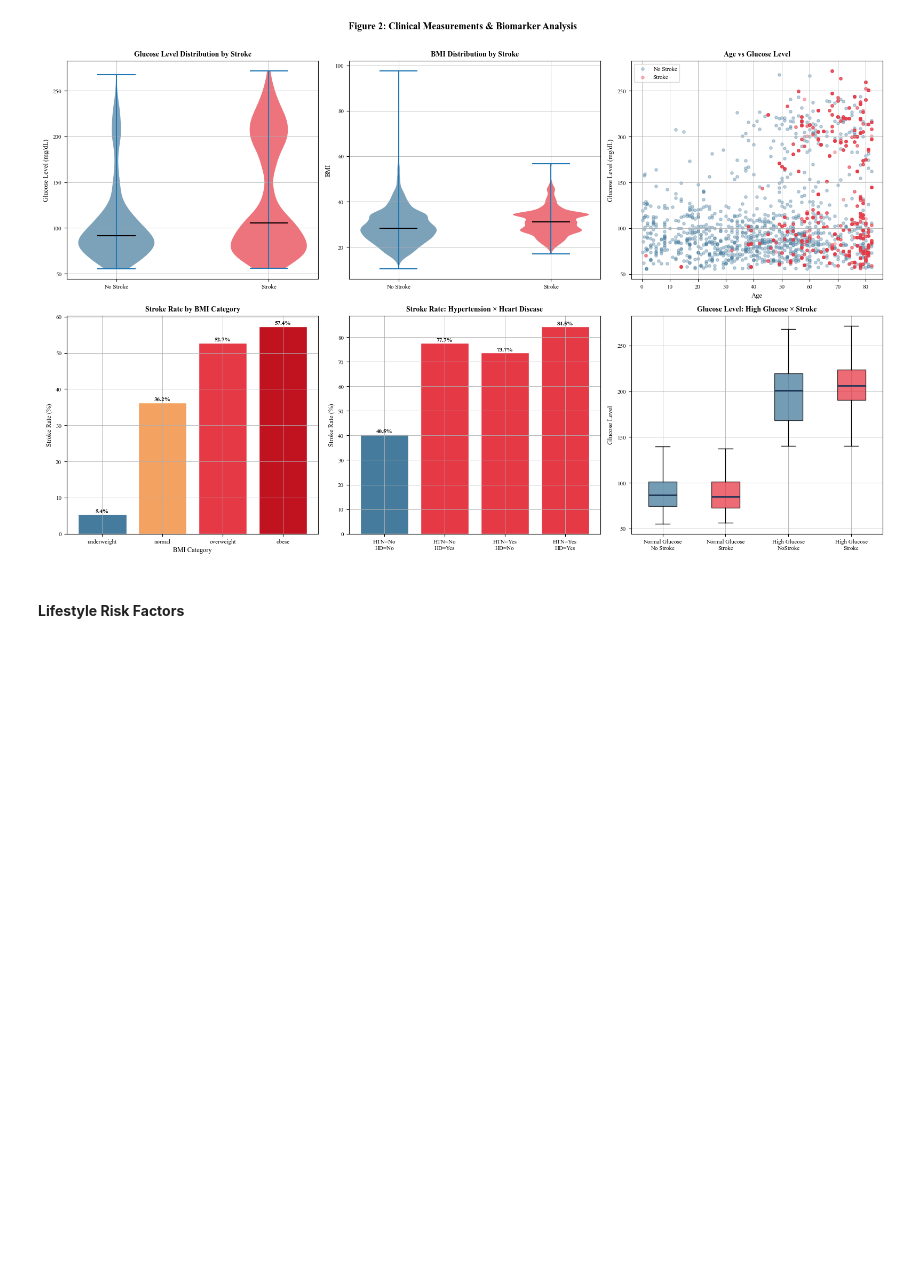
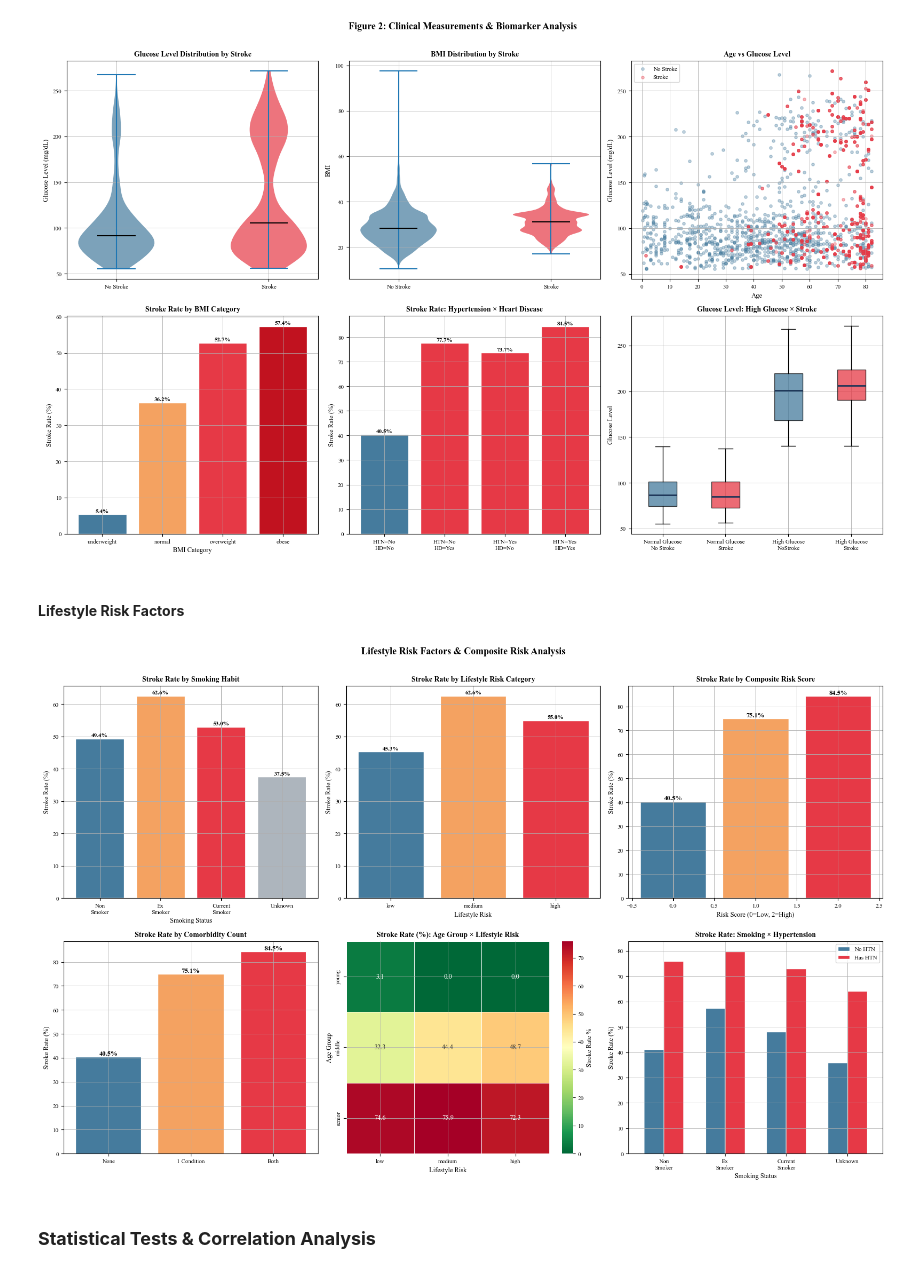
Before and after one commit to sankajithdjinasena/Stroke_Risk_Predicting, a Jupyter notebook: notebook.ipynb, the cells around one changed output. Cells and saved outputs as stored; diff of their text form; code cells hidden in the pictures; blank space fills up the shorter version.

Commit message:
Lifestyle Risk Factors analysis

```diff
--- a/notebook.ipynb
+++ b/notebook.ipynb
@@ -396,3 +396,61 @@ plt.show()
 [figure]
 # %% [markdown]
 #### **Lifestyle Risk Factors**
+# %%
+fig, axes = plt.subplots(2, 3, figsize=(16, 10))
+fig.suptitle('Lifestyle Risk Factors & Composite Risk Analysis',
+             fontsize=13, fontweight='bold', y=1.01)
+axes = axes.flatten()
+
+# Smoking habit
+smk_rate  = data.groupby('smoking_habit')['stroke_event'].mean() * 100
+smk_order = ['non_smoker', 'ex_smoker', 'current_smoker', 'unknown']
+bars7 = axes[0].bar(smk_order, [smk_rate[s] for s in smk_order],color=[NO_STROKE, ACCENT, STROKE, '#ADB5BD'], edgecolor='white')
+for b, v in zip(bars7, [smk_rate[s] for s in smk_order]):
+    axes[0].text(b.get_x() + b.get_width()/2, v + 0.5, f'{v:.1f}%', ha='center', fontsize=8, fontweight='bold')
+axes[0].set(title='Stroke Rate by Smoking Habit', xlabel='Smoking Status', ylabel='Stroke Rate (%)')
+axes[0].set_xticklabels(['Non\nSmoker', 'Ex\nSmoker', 'Current\nSmoker', 'Unknown'])
+
+# Lifestyle risk
+lr_rate  = data.groupby('lifestyle_risk')['stroke_event'].mean() * 100
+lr_order = ['low', 'medium', 'high']
+bars8 = axes[1].bar(lr_order, [lr_rate[l] for l in lr_order], color=[NO_STROKE, ACCENT, STROKE], edgecolor='white')
+for b, v in zip(bars8, [lr_rate[l] for l in lr_order]):
+    axes[1].text(b.get_x() + b.get_width()/2, v + 0.5, f'{v:.1f}%', ha='center', fontsize=8, fontweight='bold')
+axes[1].set(title='Stroke Rate by Lifestyle Risk Category', xlabel='Lifestyle Risk', ylabel='Stroke Rate (%)')
+
+# Risk score
+rs_rate = data.groupby('risk_score')['stroke_event'].mean() * 100
+axes[2].bar(rs_rate.index, rs_rate.values, color=[NO_STROKE, ACCENT, STROKE], edgecolor='white')
+for s, v in rs_rate.items():
+    axes[2].text(s, v + 0.5, f'{v:.1f}%', ha='center', fontsize=9, fontweight='bold')
+axes[2].set(title='Stroke Rate by Composite Risk Score', xlabel='Risk Score (0=Low, 2=High)', ylabel='Stroke Rate (%)')
+
+# Comorbidity
+co_rate = data.groupby('comorbidity')['stroke_event'].mean() * 100
+axes[3].bar(['None', '1 Condition', 'Both'], co_rate.values, color=[NO_STROKE, ACCENT, STROKE], edgecolor='white')
+for i, v in enumerate(co_rate.values):
+    axes[3].text(i, v + 0.5, f'{v:.1f}%', ha='center', fontsize=9, fontweight='bold')
+axes[3].set(title='Stroke Rate by Comorbidity Count', ylabel='Stroke Rate (%)')
+
+# Heatmap: age group × lifestyle risk
+heat = (data.groupby(['age_group', 'lifestyle_risk'])['stroke_event'].mean().unstack() * 100)
+heat = heat.reindex(['young', 'middle', 'senior'])[['low', 'medium', 'high']]
+sns.heatmap(heat, ax=axes[4], annot=True, fmt='.1f',cmap='RdYlGn_r', linewidths=0.5,cbar_kws={'label': 'Stroke Rate %'})
+axes[4].set(title='Stroke Rate (%): Age Group × Lifestyle Risk',xlabel='Lifestyle Risk', ylabel='Age Group')
+
+# Smoking × hypertension
+smk_htn = (data.groupby(['smoking_habit', 'has_hypertension'])['stroke_event'].mean().unstack() * 100)
+smk_htn = smk_htn.reindex(['non_smoker', 'ex_smoker', 'current_smoker', 'unknown'])
+smk_htn.columns = ['No HTN', 'Has HTN']
+smk_htn.plot(kind='bar', ax=axes[5], color=[NO_STROKE, STROKE],edgecolor='white', width=0.65)
+axes[5].set(title='Stroke Rate: Smoking × Hypertension',xlabel='Smoking Status', ylabel='Stroke Rate (%)')
+axes[5].set_xticklabels(['Non\nSmoker', 'Ex\nSmoker','Current\nSmoker', 'Unknown'], rotation=0)
+
+plt.tight_layout()
+plt.savefig("Figures/Lifestyle_Risk_Factors_&_Composite_Risk_Analysis.png")
+plt.show()
+# %% [output]
+[figure, added]
+# %% [markdown]
+### **Statistical Tests & Correlation Analysis**
```
Also changed, not shown: 1 other file.
